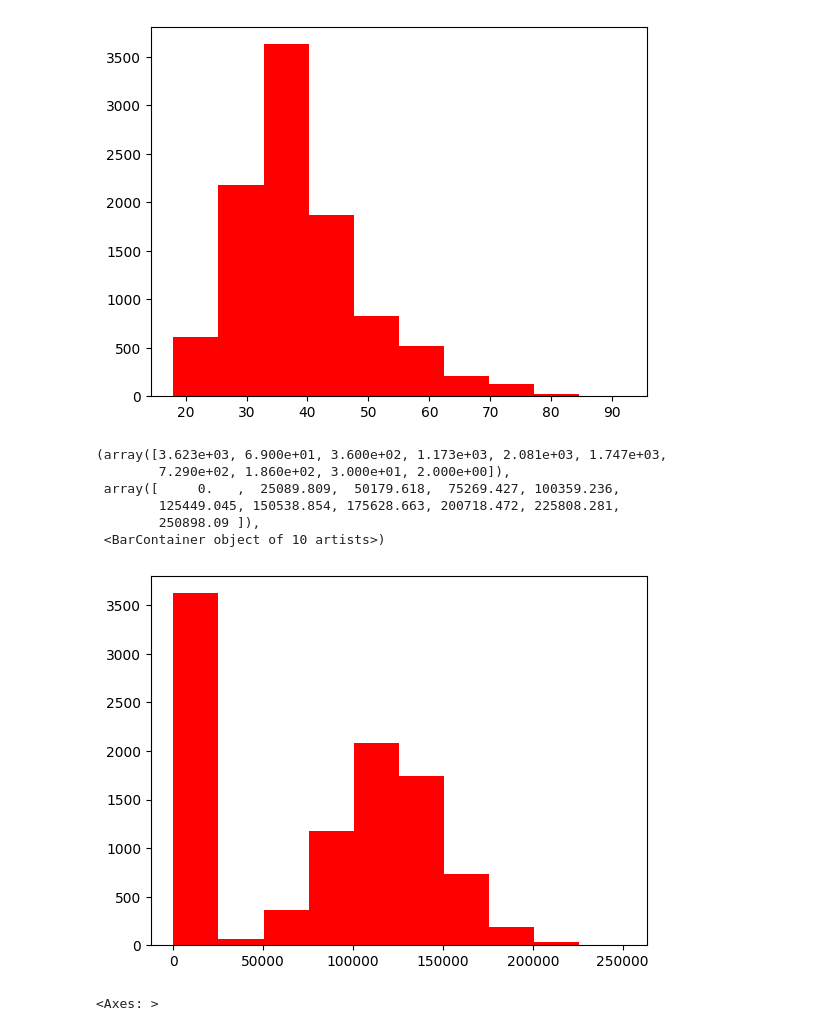
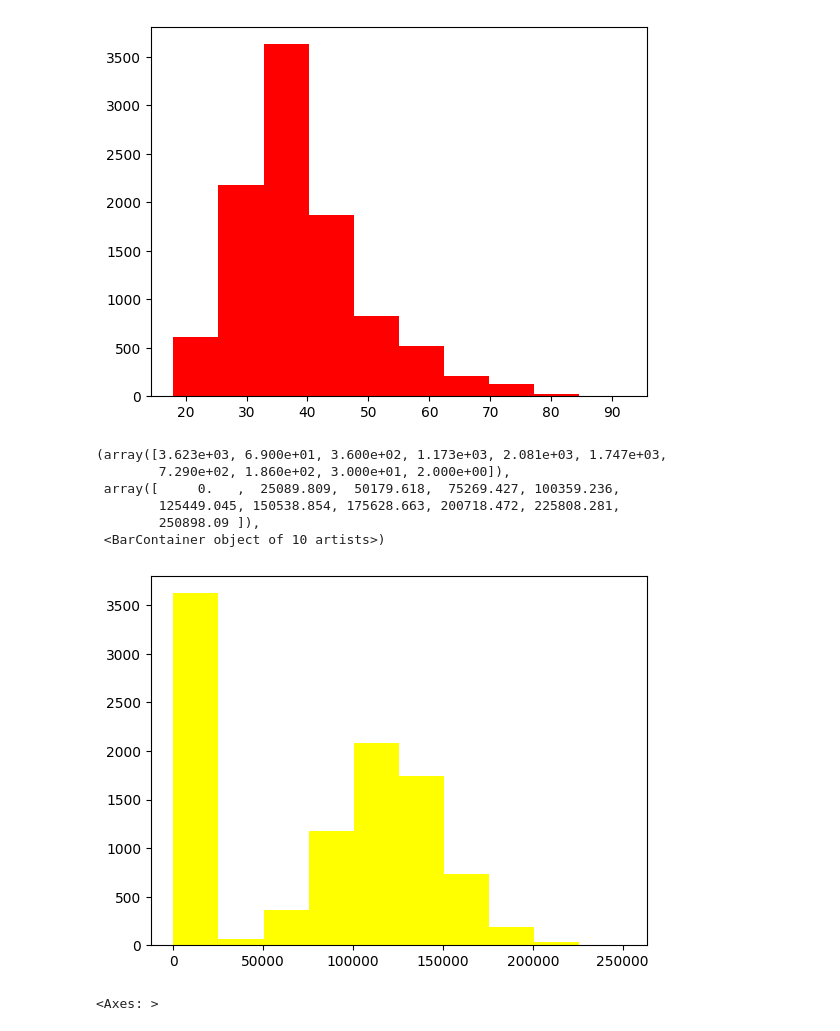
Before and after one commit to Vikash-Kumar-984/Python-Problems, a Jupyter notebook: Matplotlib/matplotlib.ipynb, the cells around one changed output. Cells and saved outputs as stored; diff of their text form; code cells hidden in the pictures.

```diff
--- a/Matplotlib/matplotlib.ipynb
+++ b/Matplotlib/matplotlib.ipynb
@@ -451,13 +453,13 @@ plt.hist(data['Age'], color = 'red')
  <BarContainer object of 10 artists>)
 [figure]
 # %%
-plt.hist(data['Balance'], color = 'red')
+plt.hist(data['Balance'], color = 'yellow')
 # %% [output]
 (array([3.623e+03, 6.900e+01, 3.600e+02, 1.173e+03, 2.081e+03, 1.747e+03,
         7.290e+02, 1.860e+02, 3.000e+01, 2.000e+00]),
  array([     0.   ,  25089.809,  50179.618,  75269.427, 100359.236,
         125449.045, 150538.854, 175628.663, 200718.472, 225808.281,
         250898.09 ]),
  <BarContainer object of 10 artists>)
-[figure, old version]
+[figure, new version]
 # %%
```
Also changed, not shown: parts of 31 cells of this notebook.
